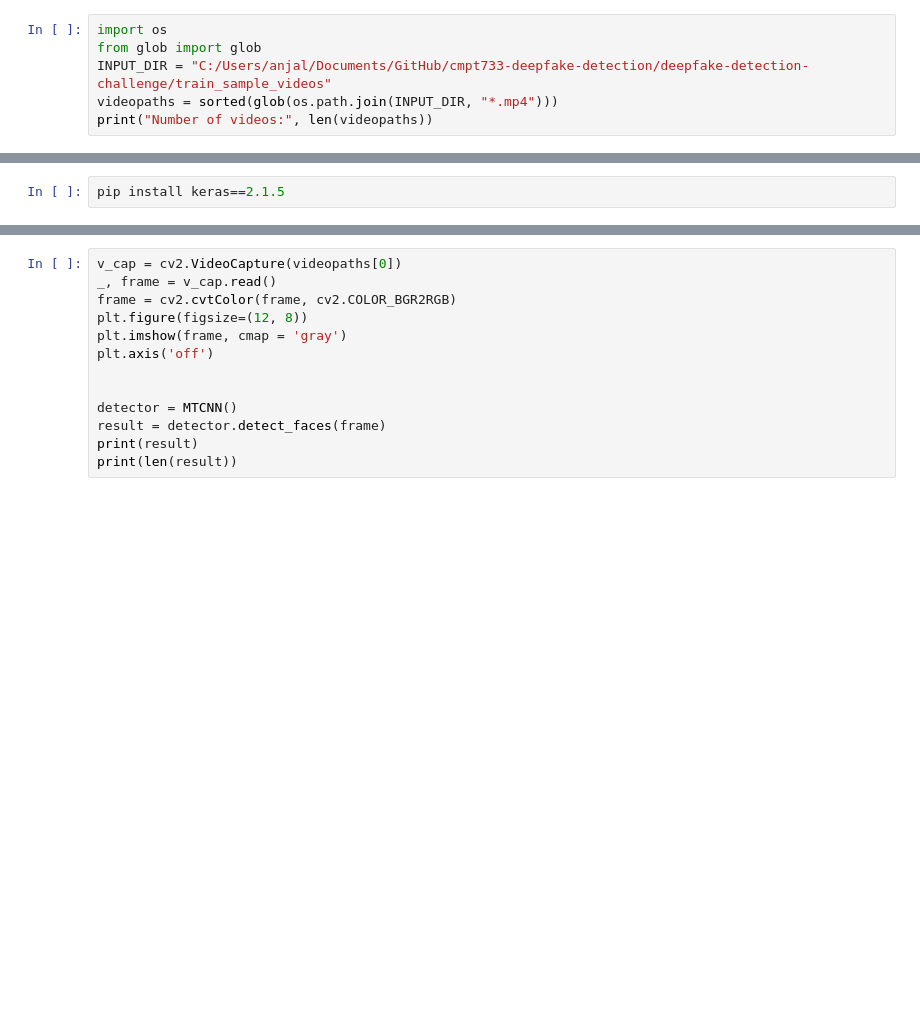
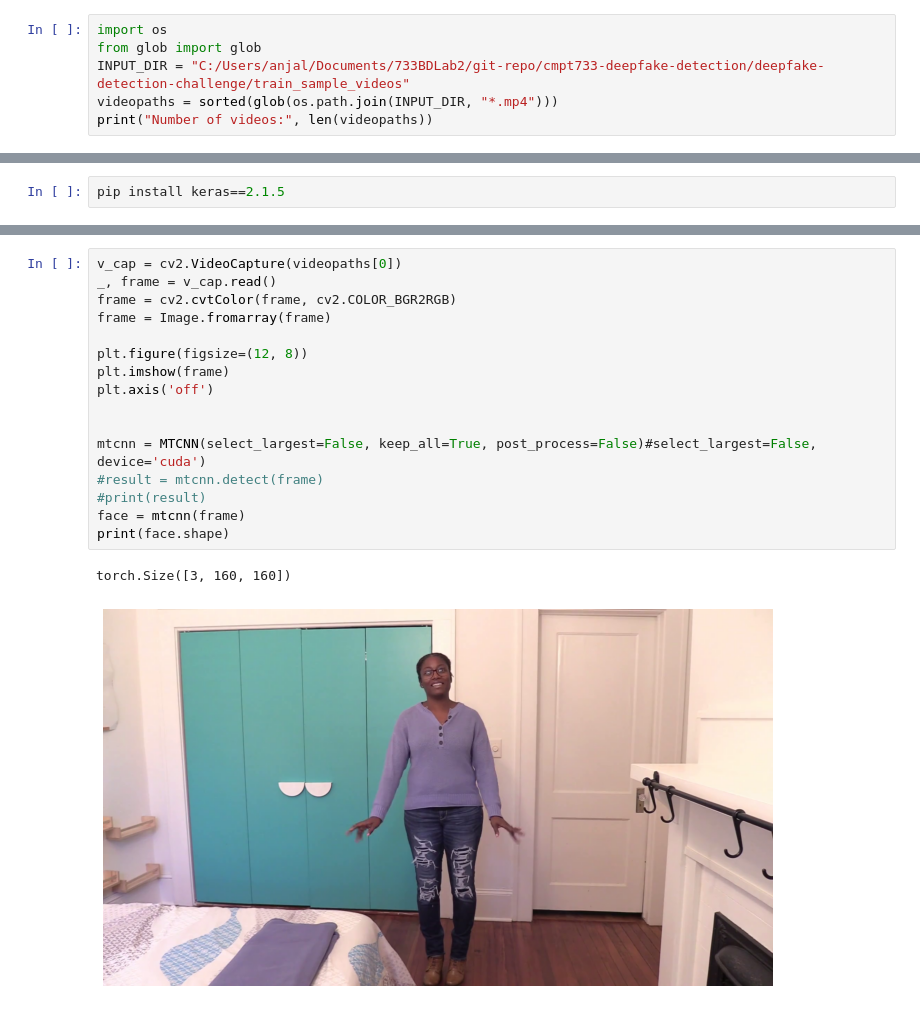
Before and after one commit to dugongzzz/cmpt733-deepfake-detection, a Jupyter notebook: image_preprocessing.ipynb, the cells around one changed output, grey strips where cells are left out. Saved outputs shown, nothing was run; the diff lists cells and outputs as text; blank space fills up the shorter version.

Commit message:
Add mtcnn for single image frame

```diff
--- a/image_preprocessing.ipynb
+++ b/image_preprocessing.ipynb
@@ -1,7 +1,7 @@
 # %%
 import os
 from glob import glob
-INPUT_DIR = "C:/Users/anjal/Documents/GitHub/cmpt733-deepfake-detection/deepfake-detection-challenge/train_sample_videos"
+INPUT_DIR = "C:/Users/anjal/Documents/733BDLab2/git-repo/cmpt733-deepfake-detection/deepfake-detection-challenge/train_sample_videos"
 videopaths = sorted(glob(os.path.join(INPUT_DIR, "*.mp4")))
 print("Number of videos:", len(videopaths))
 # %% [output]
@@ -22,13 +24,19 @@ ModuleNotFoundError: No module named 'tensorflow'
 # %%
 v_cap = cv2.VideoCapture(videopaths[0])
 _, frame = v_cap.read()
 frame = cv2.cvtColor(frame, cv2.COLOR_BGR2RGB)
+frame = Image.fromarray(frame)
+
 plt.figure(figsize=(12, 8))
-plt.imshow(frame, cmap = 'gray')
+plt.imshow(frame)
 plt.axis('off')
 
 
-detector = MTCNN()
-result = detector.detect_faces(frame)
-print(result)
-print(len(result))
+mtcnn = MTCNN(select_largest=False, keep_all=True, post_process=False)#select_largest=False, device='cuda')
+#result = mtcnn.detect(frame)
+#print(result)
+face = mtcnn(frame)
+print(face.shape)
+# %% [output]
+torch.Size([3, 160, 160])
+[figure, added]
```
Also changed, not shown: parts of 5 cells of this notebook.
